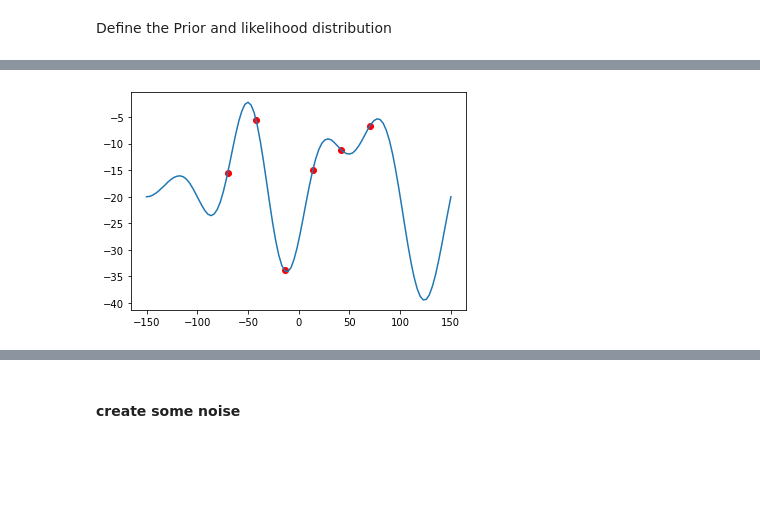
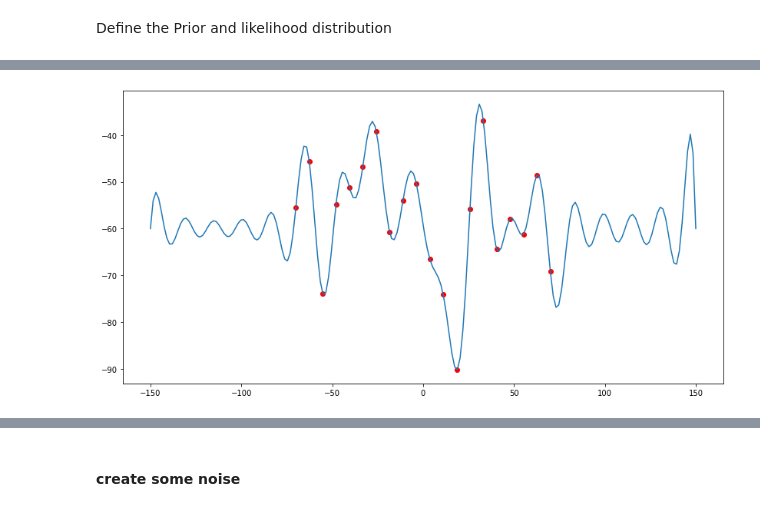
Before and after one commit to GeorgeLiang3/repository1, a Jupyter notebook: Gravity/Gravity_tf-3.0_beta.ipynb, the cells around one changed output, grey strips where cells are left out. Saved outputs shown, nothing was run; the diff lists cells and outputs as text; code cells hidden in the pictures; blank space fills up the shorter version.

```diff
--- a/Gravity/Gravity_tf-3.0_beta.ipynb
+++ b/Gravity/Gravity_tf-3.0_beta.ipynb
@@ -28,7 +28,7 @@ def constant64(i):
 # %%
 pi = constant64(m.pi) # define PI in Tensorflow form
 # %%
-depth = constant64(-20)
+depth = constant64(-60)
 thickness = constant64(20)
 # %% [markdown]
 #### Z direction gravity line integration following Won 1987
@@ -119,7 +119,7 @@ def Z(x,z,p1,p2):
 def g(x,z,loc):
 
     G = constant64(6.67 * 10**(-11)) # gravitational constant  m^3 kg ^-1 s^-2
-    rho = constant64(1000.)        # density difference   kg/m^3
+    rho = constant64(2000.)        # density difference   kg/m^3
 
     _x = x-loc[0]
     _z = z-loc[1]
@@ -140,14 +140,14 @@ def grav(x,z):
 
     thick = thickness
 
-    x_obv = tf.linspace(constant64(-70.),constant64(70.),obs_N+2)
+    x_obv = tf.linspace(constant64(-70.),constant64(70.),obs_N)
     y_obv = tf.zeros(tf.shape(x_obv),dtype = tf.float64)
     obv = tf.stack((x_obv,y_obv),axis = 1)
 
-    gravity = tf.TensorArray(tf.float64, size=obv.shape[0]-2)
+    gravity = tf.TensorArray(tf.float64, size=obv.shape[0])
 
     j = tf.constant(0)
-    for i in obv[1:-1]:
+    for i in obv:
         gravity=gravity.write(j,-g(x,z,i))
         j = tf.add(j,1)
     return tf.reshape(gravity.stack(),shape = [obs_N])
@@ -192,30 +192,32 @@ cov_prior = 10.*tf.eye(Number_para,dtype = tf.float64)
 sig_e = constant64(0.0000001)
 cov = sig_e**2.*tf.eye(obs_N,dtype = tf.float64)
 # %%
-tf.random.set_seed(7)
-control_position = tf.random.normal([Number_para],-20,7,dtype = tf.float64)
+tf.random.set_seed(8)
+control_position = tf.random.normal([Number_para],depth,7,dtype = tf.float64)
 control_index = tf.linspace(constant64(-70),constant64(70),Number_para)
 
-fix_point1 = tf.reshape(constant64([[-150.,-20],[-100,-20]]),shape = [2,2])
-fix_point2 = tf.reshape(constant64([[100,-20],[150,-20]]),shape = [2,2])
+M = 10
+
+fix_point1 = tf.transpose(tf.stack([tf.linspace(constant64(-150),constant64(-80),M),depth*tf.ones(M,dtype = tf.float64)]))
+fix_point2 = tf.transpose(tf.stack([tf.linspace(constant64(80),constant64(150),M),depth*tf.ones(M,dtype = tf.float64)]))
 
 
-def GaussianProcess_model(control_index,control_position,visual = False,resolution = None):
+def GaussianProcess_model(_control_index,_control_position,visual = False,resolution = None):
     if resolution is None:
         resolution=3
-    points = tf.stack([control_index,control_position],axis = -1)
+    points = tf.stack([_control_index,_control_position],axis = -1)
 
     points = tf.concat([tf.concat([fix_point1,points],axis = 0),fix_point2],axis = 0)
 
-    observation_index_points = tf.reshape(points[:,0],[Number_para+4,1])
+    observation_index_points = tf.reshape(points[:,0],[Number_para+2*M,1])
     amplitude = tfp.util.TransformedVariable(
-      2, tfb.Exp(), dtype=tf.float64, name='amplitude')
+      10, tfb.Exp(), dtype=tf.float64, name='amplitude')
     length_scale = tfp.util.TransformedVariable(
       1000, tfb.Exp(), dtype=tf.float64, name='length_scale')
     kernel = psd_kernels.ExponentiatedQuadratic(amplitude, length_scale)
 
     observation_noise_variance = tfp.util.TransformedVariable(
-        np.exp(-10), tfb.Exp(),dtype = tf.float64, name='observation_noise_variance')
+        np.exp(-50), tfb.Exp(),dtype = tf.float64, name='observation_noise_variance')
 
     # We'll use an unconditioned GP to train the kernel parameters.
     gp = tfd.GaussianProcess(
@@ -237,7 +239,7 @@ def GaussianProcess_model(control_index,control_position,visual = False,resoluti
 
     ### discretize the geometry
     if visual == True:
-        visual_index = tf.expand_dims(tf.linspace(observation_index_points[0,0],observation_index_points[-1,0],100),axis =1)
+        visual_index = tf.expand_dims(tf.linspace(observation_index_points[0,0],observation_index_points[-1,0],200),axis =1)
     model_index = tf.expand_dims(tf.linspace(observation_index_points[0,0],observation_index_points[-1,0],resolution*Number_para+4),axis =1)
 
     gprm = tfd.GaussianProcessRegressionModel(
@@ -257,8 +259,10 @@ def GaussianProcess_model(control_index,control_position,visual = False,resoluti
             observation_index_points=observation_index_points,
             observations=points[:,1],
             observation_noise_variance=observation_noise_variance)
+        tf.random.set_seed(1)
         visual_position = gprm_visual.sample(1,seed =1)
-        plt.scatter(control_index,control_position,c = 'r')
+        plt.figure(figsize = (14,7))
+        plt.scatter(_control_index,_control_position,c = 'r')
         plt.plot(tf.transpose(visual_index).numpy()[0],visual_position[0])
 
     model_position_complete = tf.reshape([tf.concat([model_position - thickness,
@@ -349,9 +341,9 @@ plt.scatter(x,z)
 # %%
 ## generate some true observation gravity data
 
-True_position = tf.random.normal([Number_para],-20,10,dtype = tf.float64)
+True_position = tf.random.normal([Number_para],depth,10,dtype = tf.float64)
 
-x_true,z_true = GaussianProcess_model(control_index,True_position,visual =True)
+x_true,z_true = GaussianProcess_model(control_index,True_position,visual =True,resolution=4)
 D = grav(x_true,z_true)
 # %% [output]
-[figure, old version]
+[figure, new version]
```
Also changed, not shown: parts of 39 cells of this notebook.
